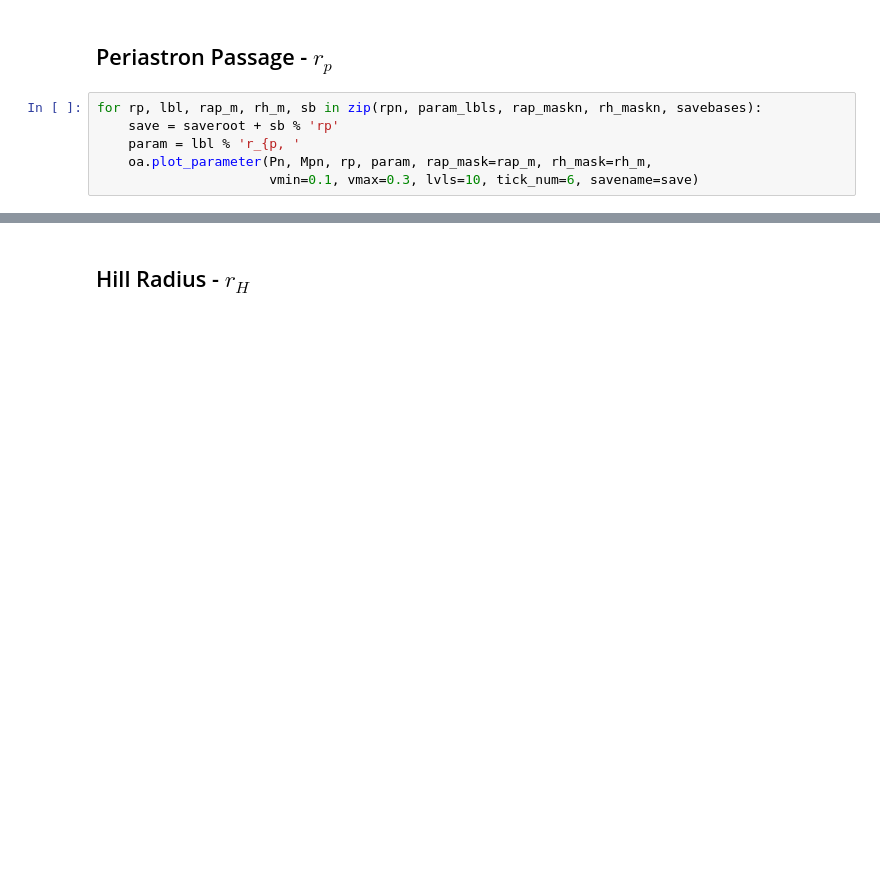
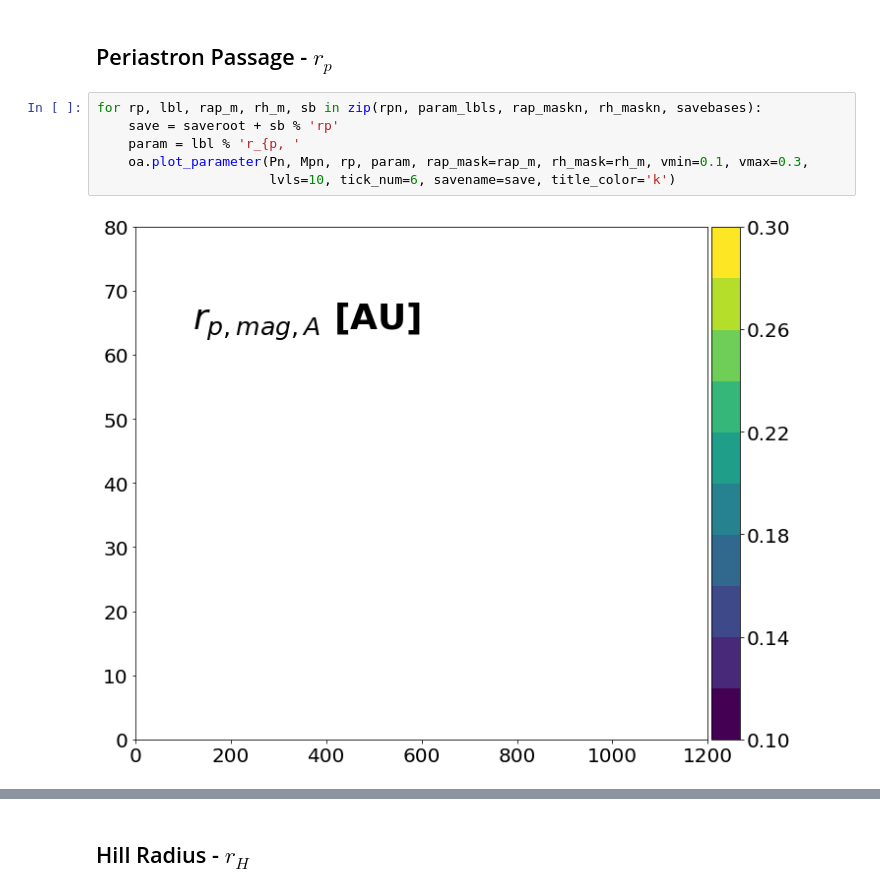
Before and after one commit to dmvandam/V928tau, a Jupyter notebook: orbital_analysis.ipynb, the cells around one changed output, grey strips where cells are left out. Saved outputs shown, nothing was run; the diff lists cells and outputs as text; blank space fills up the shorter version.

```diff
--- a/orbital_analysis.ipynb
+++ b/orbital_analysis.ipynb
@@ -232,6 +269,8 @@ for rap, lbl, rap_m, rh_m, sb in zip(rapn, param_lbls, rap_maskn, rh_maskn, save
 # %%
 for rp, lbl, rap_m, rh_m, sb in zip(rpn, param_lbls, rap_maskn, rh_maskn, savebases):
     save = saveroot + sb % 'rp'
     param = lbl % 'r_{p, '
-    oa.plot_parameter(Pn, Mpn, rp, param, rap_mask=rap_m, rh_mask=rh_m,
-                      vmin=0.1, vmax=0.3, lvls=10, tick_num=6, savename=save)
+    oa.plot_parameter(Pn, Mpn, rp, param, rap_mask=rap_m, rh_mask=rh_m, vmin=0.1, vmax=0.3,
+                      lvls=10, tick_num=6, savename=save, title_color='k')
+# %% [output]
+[figure, added]
```
Also changed, not shown: parts of 12 cells of this notebook, 2 other files.
